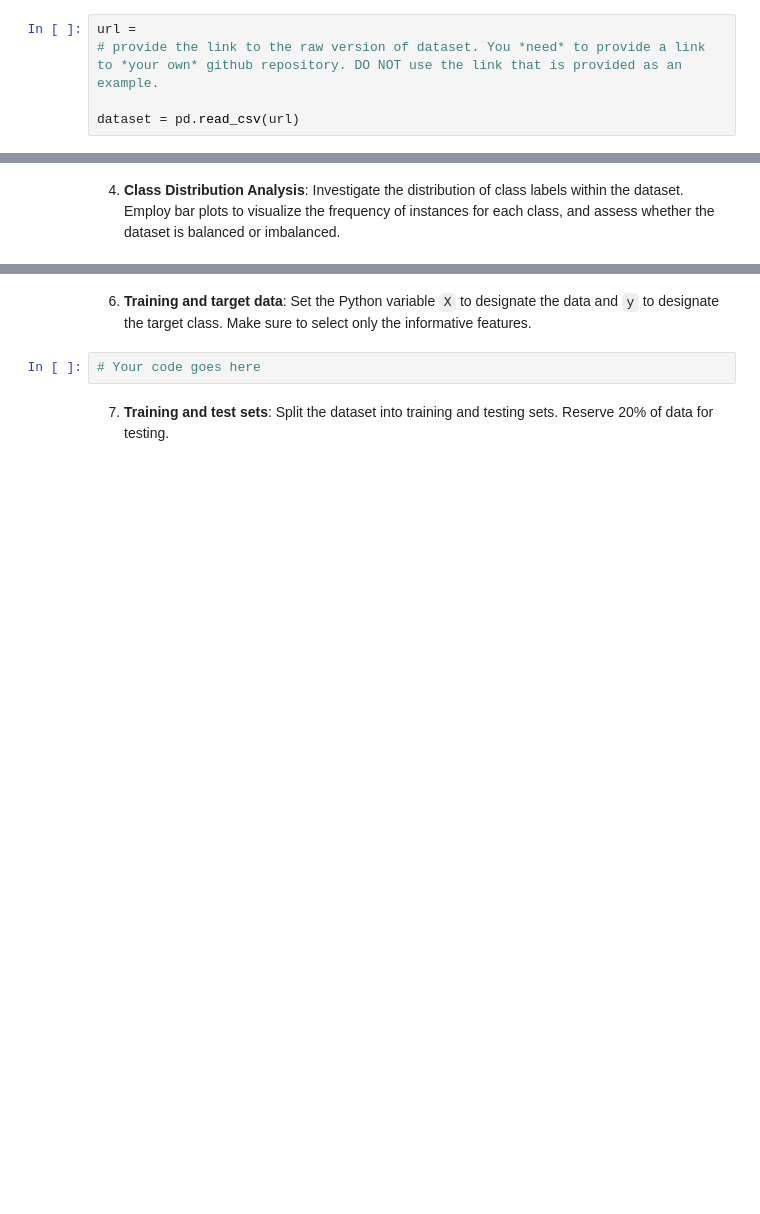
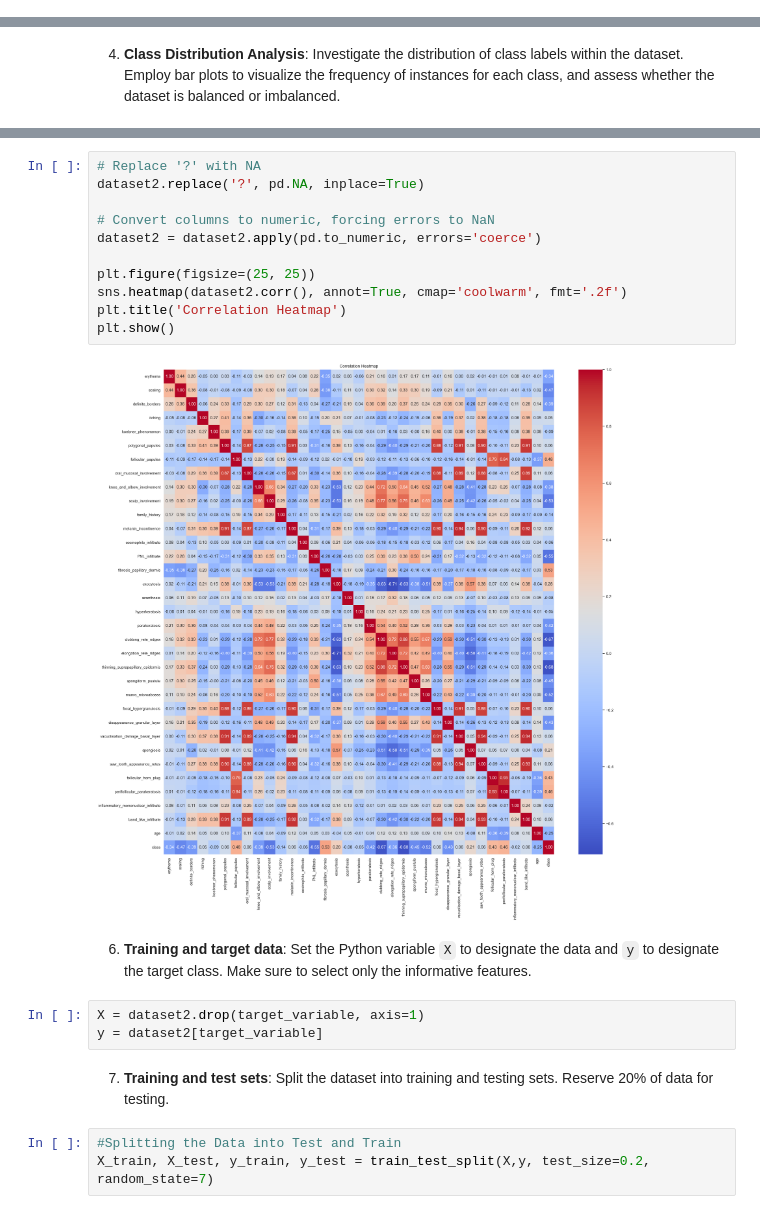
Before and after one commit to nalank1/CSI4106, a Jupyter notebook: A1/CSI4106_A1_Template.ipynb, the cells around one changed output, grey strips where cells are left out. Cells and saved outputs as stored; diff of their text form; blank space fills up the shorter version.

```diff
--- a/A1/CSI4106_A1_Template.ipynb
+++ b/A1/CSI4106_A1_Template.ipynb
@@ -29,8 +55,3 @@ For example:
 [https://github.com/turcotte/csi4106-f24/blob/main/assignments-data/a1/01/glass.csv]ttps://github.com/turcotte/csi4106-f24/blob/main/assignments-data/a1/01/glass.csv)
 
 Now provide the link to YOUR dataset and read the dataset:
-# %%
-url =
-# provide the link to the raw version of dataset. You *need* to provide a link to *your own* github repository. DO NOT use the link that is provided as an example.
-
-dataset = pd.read_csv(url)
@@ -77,6 +449,23 @@ The following are the questions for Assignment 1. Under each question, we have p
+# %%
+# Replace '?' with NA
+dataset2.replace('?', pd.NA, inplace=True)
+
+# Convert columns to numeric, forcing errors to NaN
+dataset2 = dataset2.apply(pd.to_numeric, errors='coerce')
+
+plt.figure(figsize=(25, 25))
+sns.heatmap(dataset2.corr(), annot=True, cmap='coolwarm', fmt='.2f')
+plt.title('Correlation Heatmap')
+plt.show()
+# %% [output]
+[figure, added]
 # %% [markdown]
 6. **Training and target data**: Set the Python variable `X` to designate the data and `y` to designate the target class. Make sure to select only the informative features.
-# %%
-# Your code goes here
+# %%
+X = dataset2.drop(target_variable, axis=1)
+y = dataset2[target_variable]
 # %% [markdown]
 7. **Training and test sets**: Split the dataset into training and testing sets. Reserve 20% of data for testing.
+# %%
+#Splitting the Data into Test and Train
+X_train, X_test, y_train, y_test = train_test_split(X,y, test_size=0.2, random_state=7)
```
Also changed, not shown: parts of 30 cells of this notebook.
